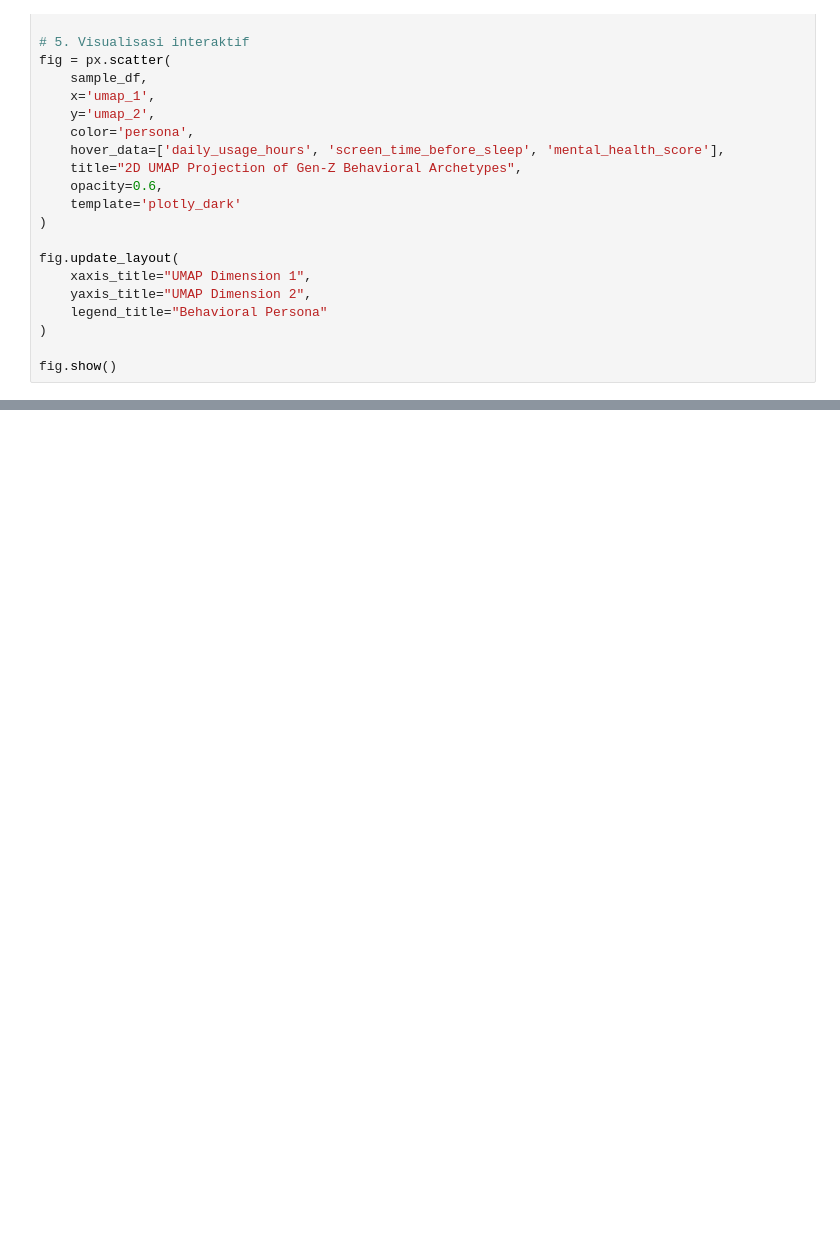
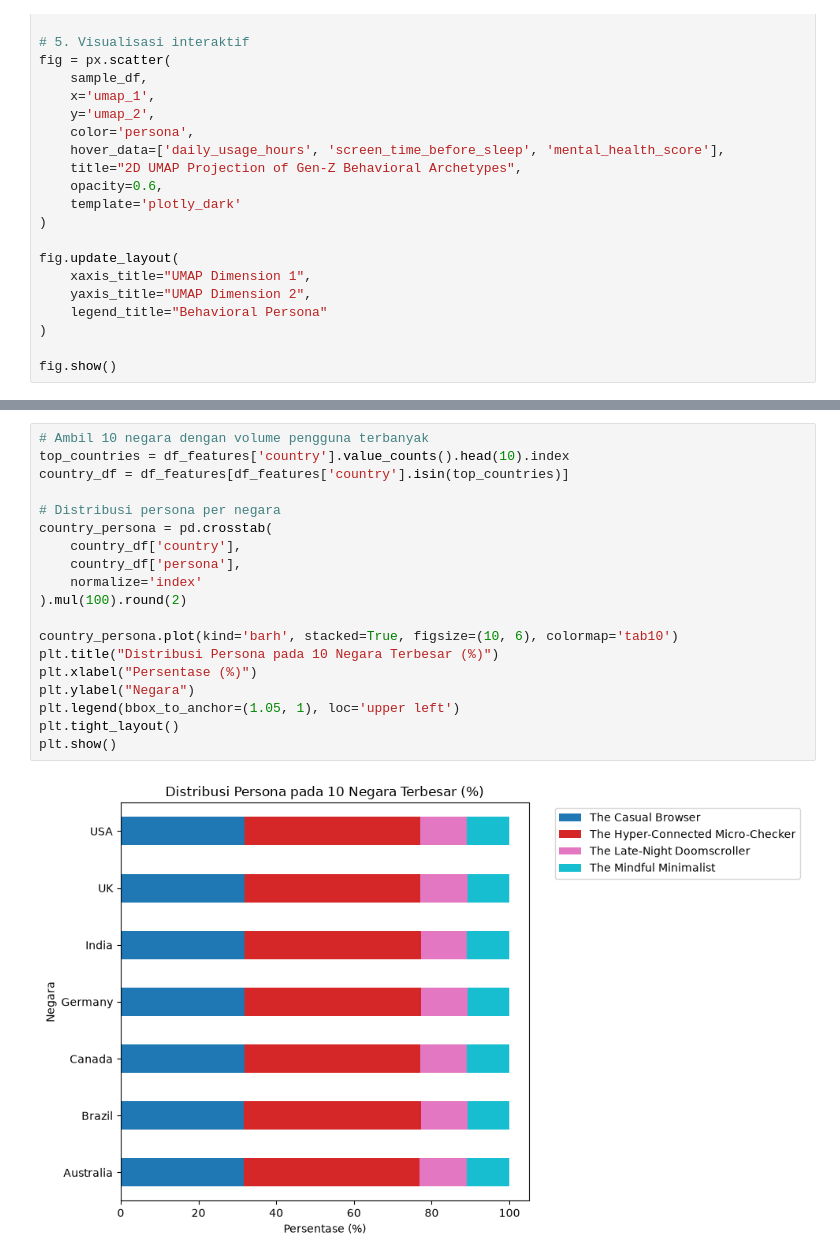
Before and after one commit to SamMorales11/gen-z-behavioral-clustering, a Jupyter notebook: notebooks/01_eda_clustering.ipynb, the cells around one changed output, grey strips where cells are left out. Drawn from its saved outputs; the diff is of its cells as text; blank space fills up the shorter version.

```diff
--- a/notebooks/01_eda_clustering.ipynb
+++ b/notebooks/01_eda_clustering.ipynb
@@ -332,0 +412,21 @@ fig.show()
+# %%
+# Ambil 10 negara dengan volume pengguna terbanyak
+top_countries = df_features['country'].value_counts().head(10).index
+country_df = df_features[df_features['country'].isin(top_countries)]
+
+# Distribusi persona per negara
+country_persona = pd.crosstab(
+    country_df['country'],
+    country_df['persona'],
+    normalize='index'
+).mul(100).round(2)
+
+country_persona.plot(kind='barh', stacked=True, figsize=(10, 6), colormap='tab10')
+plt.title("Distribusi Persona pada 10 Negara Terbesar (%)")
+plt.xlabel("Persentase (%)")
+plt.ylabel("Negara")
+plt.legend(bbox_to_anchor=(1.05, 1), loc='upper left')
+plt.tight_layout()
+plt.show()
+# %% [output]
+[figure, added]
```
Also changed, not shown: parts of 6 cells of this notebook, 2 other files.
